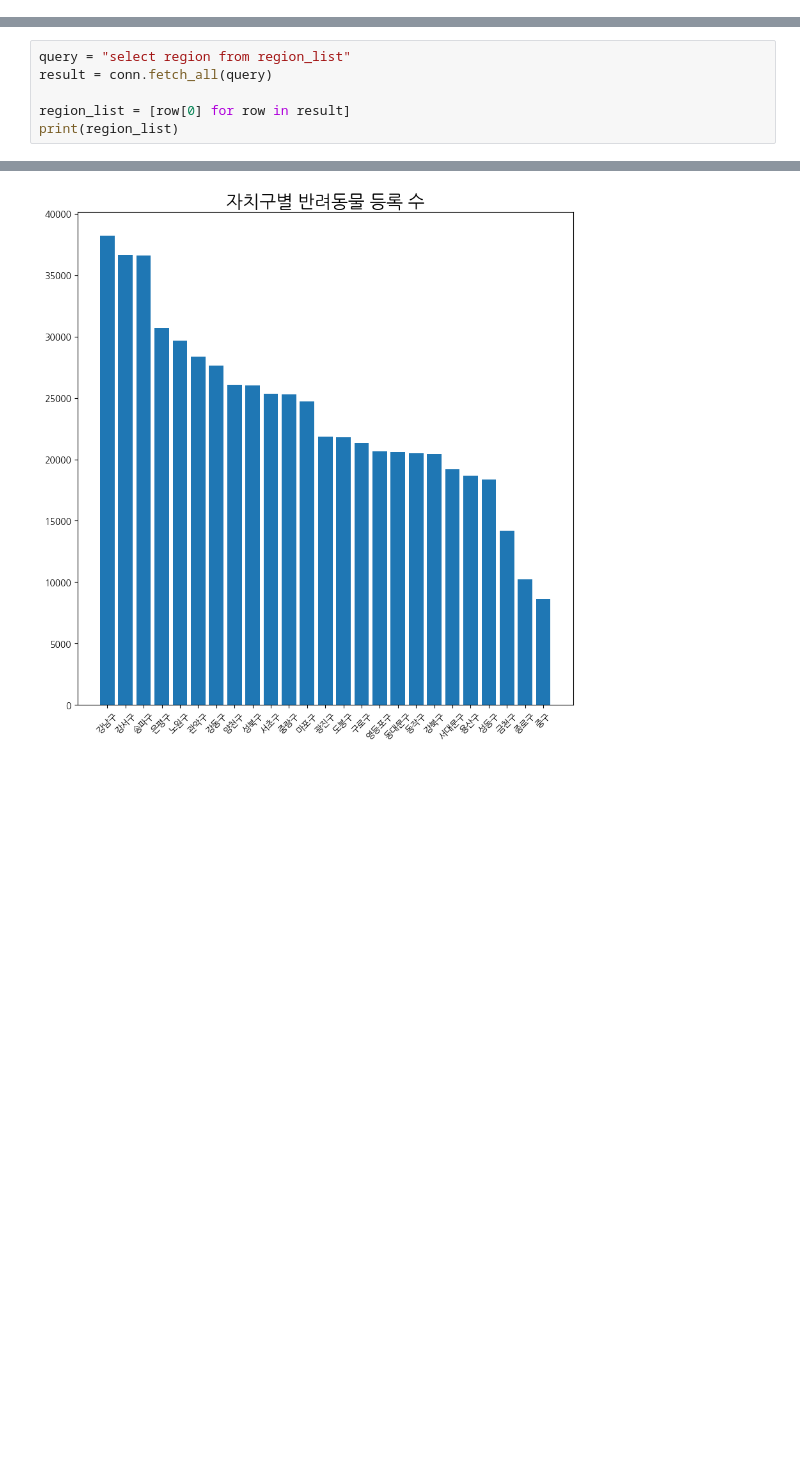
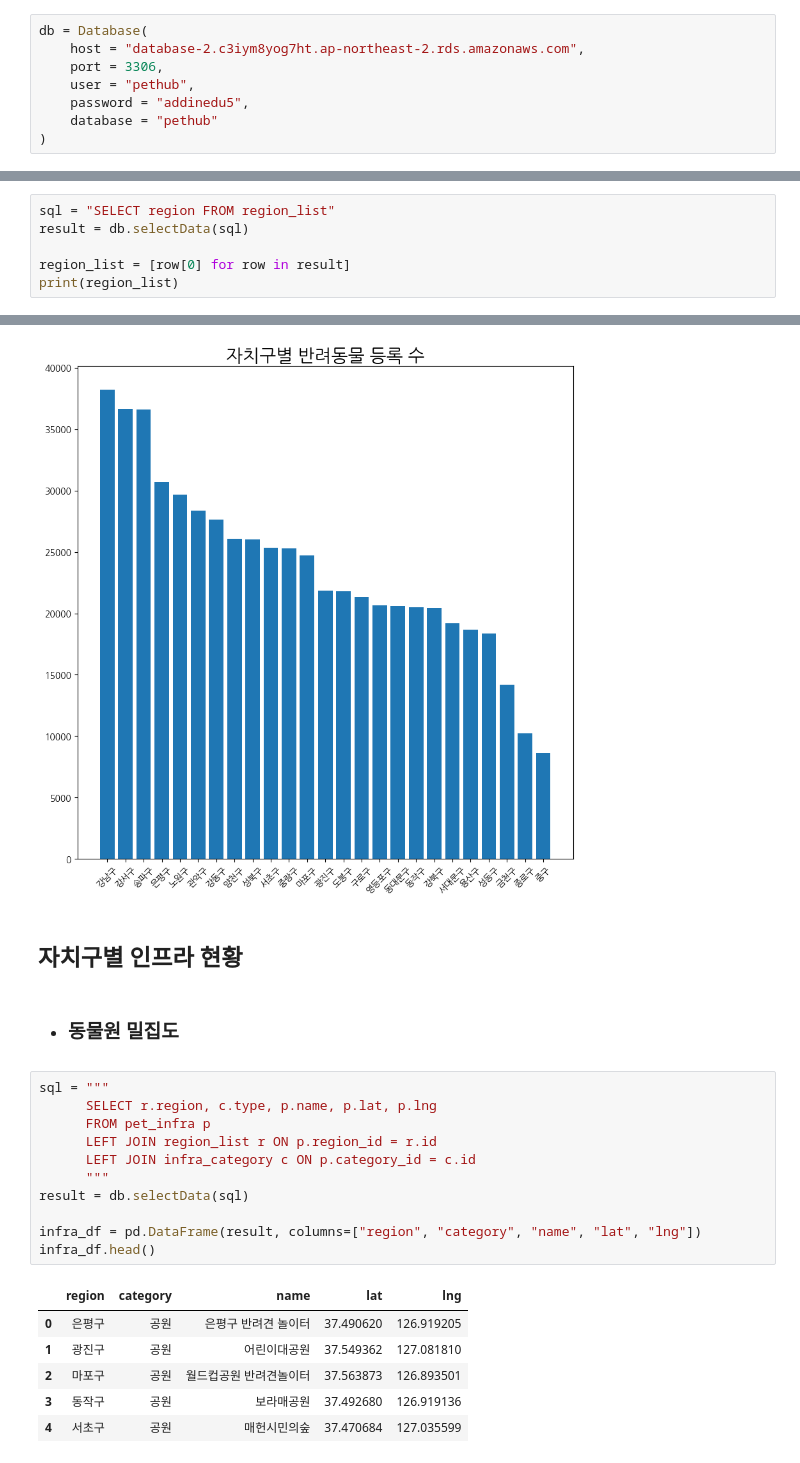
Before and after one commit to addinedu-ros-8th/eda-repo-5, a Jupyter notebook: src/seoul_pet_analysis.ipynb, the cells around one changed output, grey strips where cells are left out. Saved outputs shown, nothing was run; the diff lists cells and outputs as text; blank space fills up the shorter version.

Commit message:
infra 밀집도

```diff
--- a/src/seoul_pet_analysis.ipynb
+++ b/src/seoul_pet_analysis.ipynb
@@ -14,9 +10,17 @@ success connect...
+# %%
+db = Database(
+    host = "database-2.c3iym8yog7ht.ap-northeast-2.rds.amazonaws.com",
+    port = 3306,
+    user = "pethub",
+    password = "addinedu5",
+    database = "pethub"
+)
 # %% [markdown]
 ## 자치구별 입양형태 분석
 * DB에서 지역구 정보 로드
 # %%
-query = "select region from region_list"
-result = conn.fetch_all(query)
+sql = "SELECT region FROM region_list"
+result = db.selectData(sql)
 
 region_list = [row[0] for row in result]
 print(region_list)
@@ -253,3 +257,25 @@ plt.tick_params(axis='x', rotation=45)
 plt.show()
 # %% [output]
 [figure]
+# %% [markdown]
+## 자치구별 인프라 현황
+# %% [markdown]
+- ### 동물원 밀집도
+# %%
+sql = """
+      SELECT r.region, c.type, p.name, p.lat, p.lng
+      FROM pet_infra p
+      LEFT JOIN region_list r ON p.region_id = r.id
+      LEFT JOIN infra_category c ON p.category_id = c.id
+      """
+result = db.selectData(sql)
+
+infra_df = pd.DataFrame(result, columns=["region", "category", "name", "lat", "lng"])
+infra_df.head()
+# %% [output]
+|  | region | category | name | lat | lng |
+| 0 | 은평구 | 공원 | 은평구 반려견 놀이터 | 37.490620 | 126.919205 |
+| 1 | 광진구 | 공원 | 어린이대공원 | 37.549362 | 127.081810 |
+| 2 | 마포구 | 공원 | 월드컵공원 반려견놀이터 | 37.563873 | 126.893501 |
+| 3 | 동작구 | 공원 | 보라매공원 | 37.492680 | 126.919136 |
+| 4 | 서초구 | 공원 | 매헌시민의숲 | 37.470684 | 127.035599 |
```
Also changed, not shown: parts of 16 cells of this notebook.
